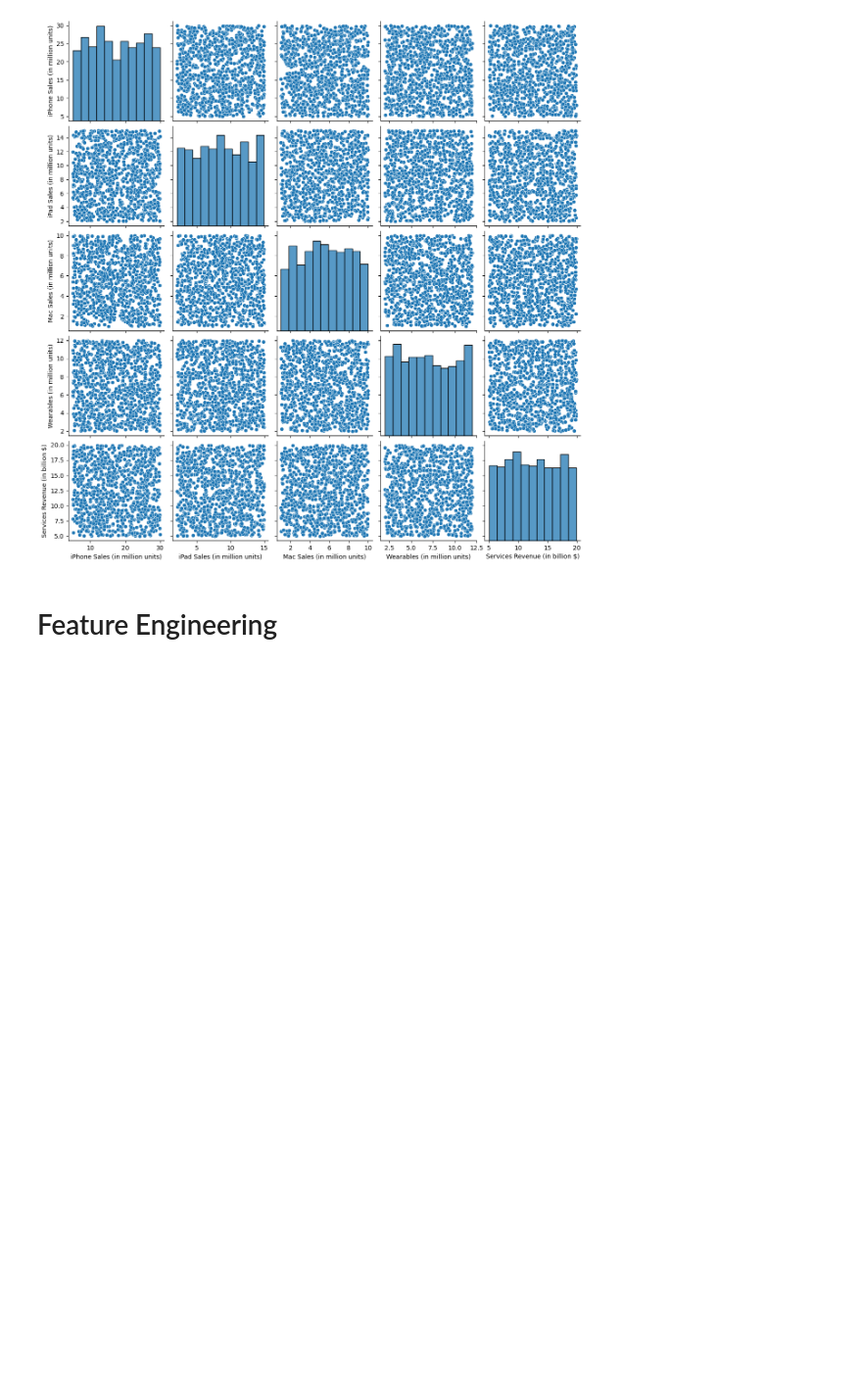
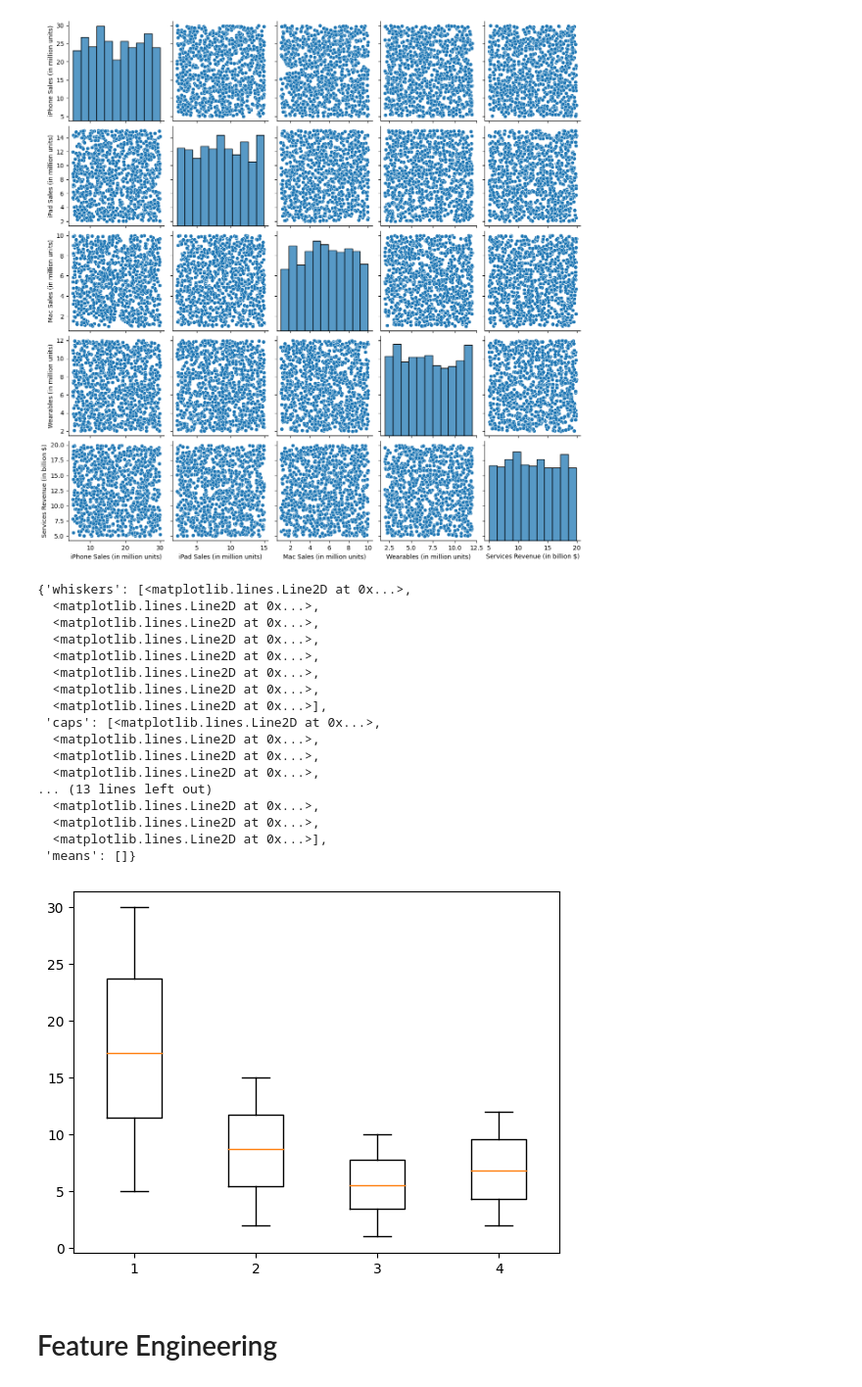
Before and after one commit to davidgb9716/data-science, a Jupyter notebook: apple_sales/apple_sales_2024.ipynb, the cells around one changed output. Shown at 98% size. Drawn from its saved outputs; the diff is of its cells as text; code cells hidden in the pictures; blank space fills up the shorter version.

Commit message:
Kaggle Notebook | Apple Sales Dataset (2024) Notebook | Version 6

```diff
--- a/apple_sales/apple_sales_2024.ipynb
+++ b/apple_sales/apple_sales_2024.ipynb
@@ -149,5 +149,26 @@ sns.pairplot(df)
 # %% [output]
 <seaborn.axisgrid.PairGrid at 0x...>
 [figure]
+# %%
+plt.boxplot(df[['iPhone Sales (in million units)', 'iPad Sales (in million units)', 'Mac Sales (in million units)', 'Wearables (in million units)']])
+# %% [output]
+{'whiskers': [<matplotlib.lines.Line2D at 0x...>,
+  <matplotlib.lines.Line2D at 0x...>,
+  <matplotlib.lines.Line2D at 0x...>,
+  <matplotlib.lines.Line2D at 0x...>,
+  <matplotlib.lines.Line2D at 0x...>,
+  <matplotlib.lines.Line2D at 0x...>,
+  <matplotlib.lines.Line2D at 0x...>,
+  <matplotlib.lines.Line2D at 0x...>],
+ 'caps': [<matplotlib.lines.Line2D at 0x...>,
+  <matplotlib.lines.Line2D at 0x...>,
+  <matplotlib.lines.Line2D at 0x...>,
+  <matplotlib.lines.Line2D at 0x...>,
+... (13 lines left out)
+  <matplotlib.lines.Line2D at 0x...>,
+  <matplotlib.lines.Line2D at 0x...>,
+  <matplotlib.lines.Line2D at 0x...>],
+ 'means': []}
+[figure, added]
 # %% [markdown]
 # Feature Engineering
```
Also changed, not shown: parts of 15 cells of this notebook.
